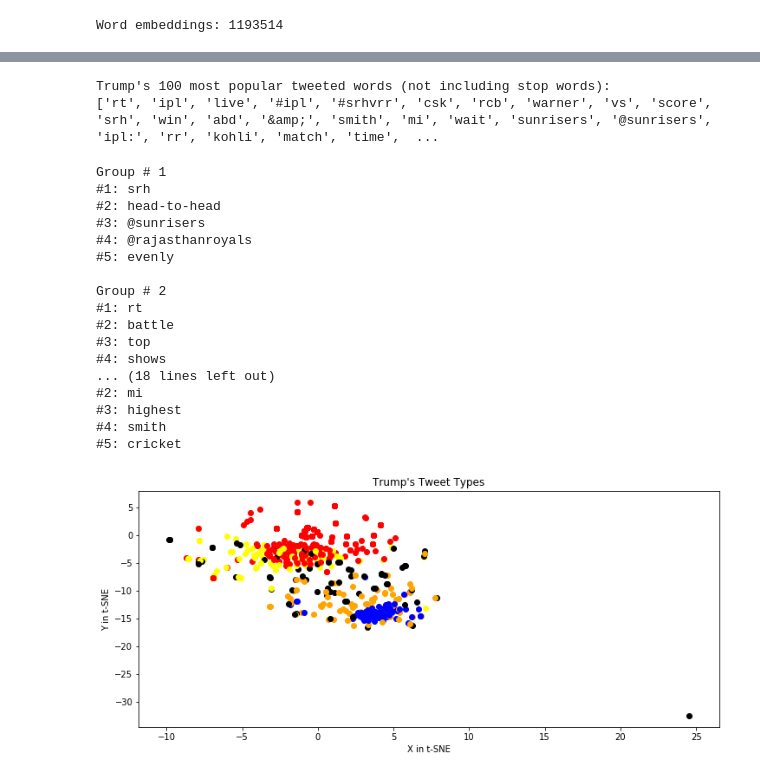
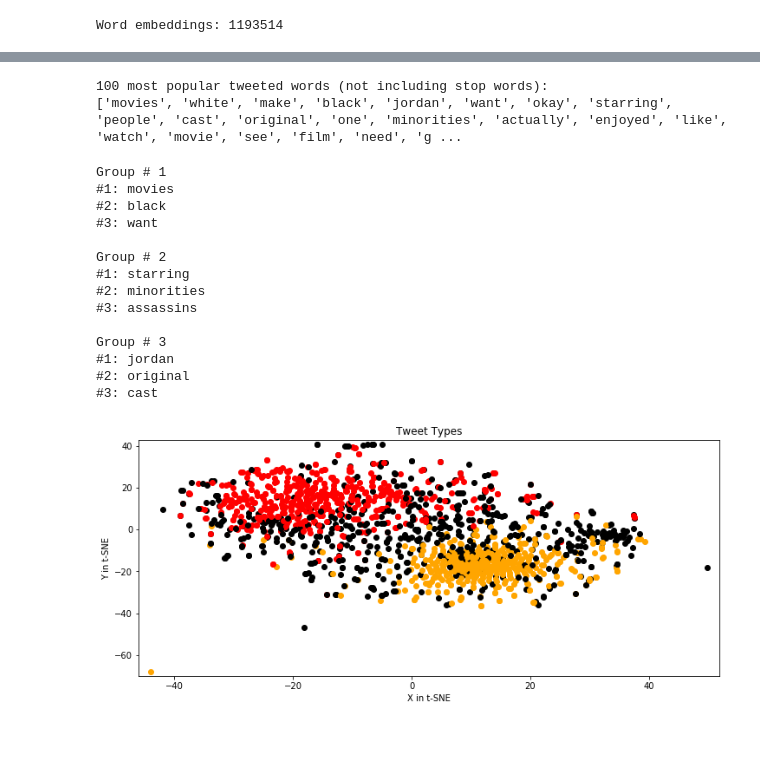
Before and after one commit to KevinGThomas/TwitterTextMining, a Jupyter notebook: TwitterTextMining.ipynb, the cells around one changed output, grey strips where cells are left out. Saved outputs shown, nothing was run; the diff lists cells and outputs as text; code cells hidden in the pictures; blank space fills up the shorter version.

```diff
--- a/TwitterTextMining.ipynb
+++ b/TwitterTextMining.ipynb
@@ -35,30 +48,26 @@ api = tweepy.API(auth)
 # %% [markdown]
 ## 4. Text Mining
 # %%
-n=0
-clean_words = []
-lower_words=[]
-word_count={}
-word_count_n={}
-for tweet in tweepy.Cursor(api.search, q=s, lang="en").items(100):
+for tweet in tweepy.Cursor(api.search, q=s, lang="en").items(1000):
     n=n+1
-    #print(tweet.text)
     words = tweet.text.split()
-    for u in words:
-        lower_words.append( u.lower())
+    lower_words = [w.lower() for w in words if w.isalpha()]
 
+    #Removing punctuations and stopwords
     for w in lower_words:
-        if w not in stop_words and  w not in punctuations:
+        if w not in stop_words and w not in punctuations:
             clean_words.append(w)
 
+    #Finding frequency of all words
     for cw in clean_words:
-        #print(cw)
         if cw not in word_count:
             word_count[cw]=1
         else:
             word_count[cw]=word_count[cw]+1
+
+    #Selecting words that have atleast 50 occurences
     for cwt in word_count:
-        if word_count[cwt]>50:
+        if word_count[cwt]>=50:
             word_count_n[cwt]=word_count[cwt]
 # %% [markdown]
 ## 5. Data visualization
@@ -143,8 +152,7 @@ array([ 828, 1164,  858,  886,  812, 1180,  544, 1048,  540,  822],
       dtype=int64)
 # %%
-
 # Group tweets by similarity
-kmeans = KMeans(n_clusters=5, max_iter = 1000, n_init = 20, random_state=2).fit(pca_tweets)
+kmeans = KMeans(n_clusters=3, max_iter = 1000, n_init = 20, random_state=2).fit(pca_tweets)
 labels = kmeans.labels_
 # %%
 # The number of tweets in each group.
@@ -181,6 +187,6 @@ def top_n_words(group, n_words):
 groups = len(np.unique(labels))
 for i in range(groups):
     print("Group #",i+1)
-    top_n_words(i, 10)
+    top_n_words(i, 3)
 # %% [output]
 Group # 1
@@ -196,5 +198,5 @@ Group # 5
 # %%
-# The most common words for all of Trump's tweets
+# The most common words for all of tweets
 n_words = 100
 sorted_vocab = sorted(word_count_n.items(), key=operator.itemgetter(1), reverse=True)
 top_n_words = []
@@ -203,11 +205,11 @@ for word, value in sorted_vocab:
         top_n_words.append(word)
     if len(top_n_words) == n_words:
         break
-print("Trump's {} most popular tweeted words (not including stop words):".format(n_words))
+print("{} most popular tweeted words (not including stop words):".format(n_words))
 print(top_n_words)
 # %% [output]
-Trump's 100 most popular tweeted words (not including stop words):
-['rt', 'ipl', 'live', '#ipl', '#srhvrr', 'csk', 'rcb', 'warner', 'vs', 'score', 'srh', 'win', 'abd', '&amp;', 'smith', 'mi', 'wait', 'sunrisers', '@sunrisers', 'ipl:', 'rr', 'kohli', 'match', 'time',  ...
+100 most popular tweeted words (not including stop words):
+['movies', 'white', 'make', 'black', 'jordan', 'want', 'okay', 'starring', 'people', 'cast', 'original', 'one', 'minorities', 'actually', 'enjoyed', 'like', 'watch', 'movie', 'see', 'film', 'need', 'g ...
 # %%
 def print_tweet_group(group, n_tweets):
     '''Prints the first n_tweets in a group'''
@@ -219,58 +221,55 @@ def print_tweet_group(group, n_tweets):
             if count == n_tweets+1:
                 break
 # %%
-
-# Print the first few tweets in each group
-n_tweets = 5
+# Print the first few top tweets in each group
+n_tweets = 3
 for i in range(groups):
     print("Group #",i+1)
     print_tweet_group(i,n_tweets)
     print()
 # %% [output]
 Group # 1
-#1: srh
-#2: head-to-head
-#3: @sunrisers
-#4: @rajasthanroyals
-#5: evenly
+#1: movies
+#2: black
+#3: want
 
 Group # 2
-#1: rt
-#2: battle
-#3: top
-#4: shows
-... (18 lines left out)
-#2: mi
-#3: highest
-#4: smith
-#5: cricket
+#1: starring
+#2: minorities
+#3: assassins
+
+Group # 3
+#1: jordan
+#2: original
+#3: cast
 # %%
 # Visualize the tweets with TSNE
 model = TSNE(n_components=2, random_state=2)
 TSNE_tweets = model.fit_transform(embed_tweets)
 # %%
 # Build a scatter plot to visualize the tweets.
-color_map = {0:'red', 1:'orange', 2:'yellow', 3:'blue', 4:'black'}
+#color_map = {0:'red', 1:'orange', 2:'black', 3:'blue', 4:'yellow'}
+color_map = {0:'red', 1:'orange', 2:'black'}
 plt.figure(figsize=(12,5))
 
 for i in range(len(TSNE_tweets)):
     plt.scatter(x = TSNE_tweets[i][0],
                 y = TSNE_tweets[i][1],
                 c = color_map[labels[i]])
 plt.xlabel('X in t-SNE')
 plt.ylabel('Y in t-SNE')
-plt.title('Trump\'s Tweet Types')
+plt.title('Tweet Types')
 
 offset = 2
 x_min = min(TSNE_tweets, key=itemgetter(0))[0] - offset
 x_max = max(TSNE_tweets, key=itemgetter(0))[0] + offset
 y_min = min(TSNE_tweets, key=itemgetter(1))[1] - offset
 y_max = max(TSNE_tweets, key=itemgetter(1))[1] + offset
 
 axes = plt.gca()
 axes.set_xlim([x_min,x_max])
 axes.set_ylim([y_min,y_max])
 plt.show()
 # %% [output]
-[figure, old version]
+[figure, new version]
 # %%
```
Also changed, not shown: parts of 15 cells of this notebook, 1 other file.
